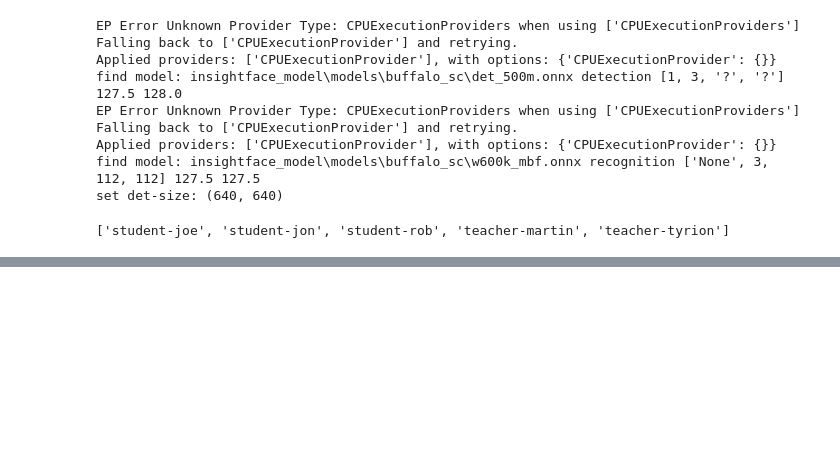
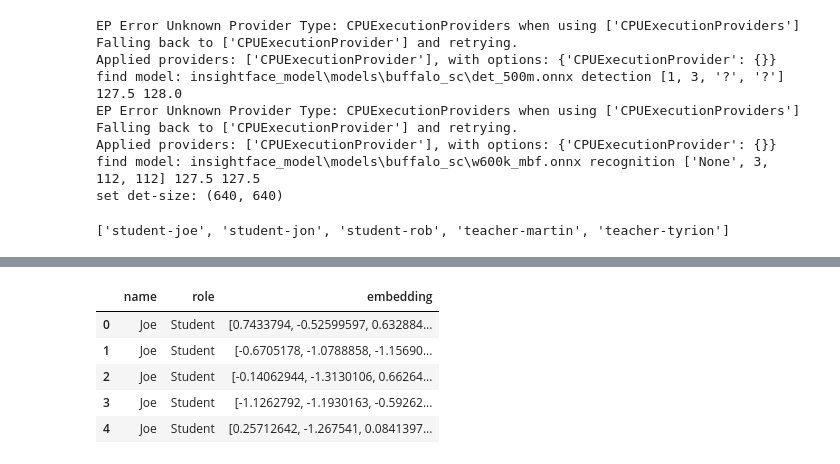
Before and after one commit to AthiFiz/attentance-project, a Jupyter notebook: app/Untitled.ipynb, the cells around one changed output, grey strips where cells are left out. Saved outputs shown, nothing was run; the diff lists cells and outputs as text; code cells hidden in the pictures; blank space fills up the shorter version.

```diff
--- a/app/Untitled.ipynb
+++ b/app/Untitled.ipynb
@@ -97,0 +167,9 @@ df["embedding"][0]
+# %%
+df.head()
+# %% [output]
+|  | name | role | embedding |
+| 0 | Joe | Student | [0.7433794, -0.52599597, 0.632884... |
+| 1 | Joe | Student | [-0.6705178, -1.0788858, -1.15690... |
+| 2 | Joe | Student | [-0.14062944, -1.3130106, 0.66264... |
+| 3 | Joe | Student | [-1.1262792, -1.1930163, -0.59262... |
+| 4 | Joe | Student | [0.25712642, -1.267541, 0.0841397... |
```
Also changed, not shown: parts of 28 cells of this notebook.
